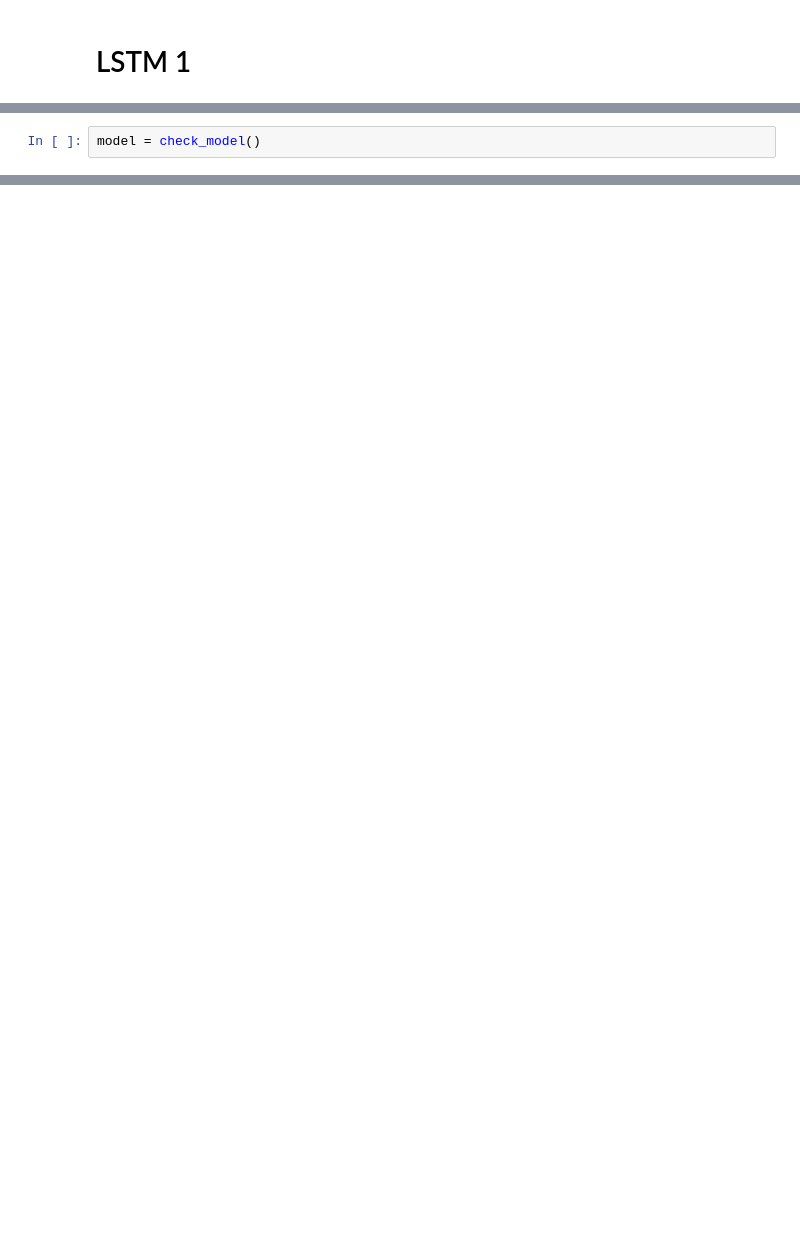
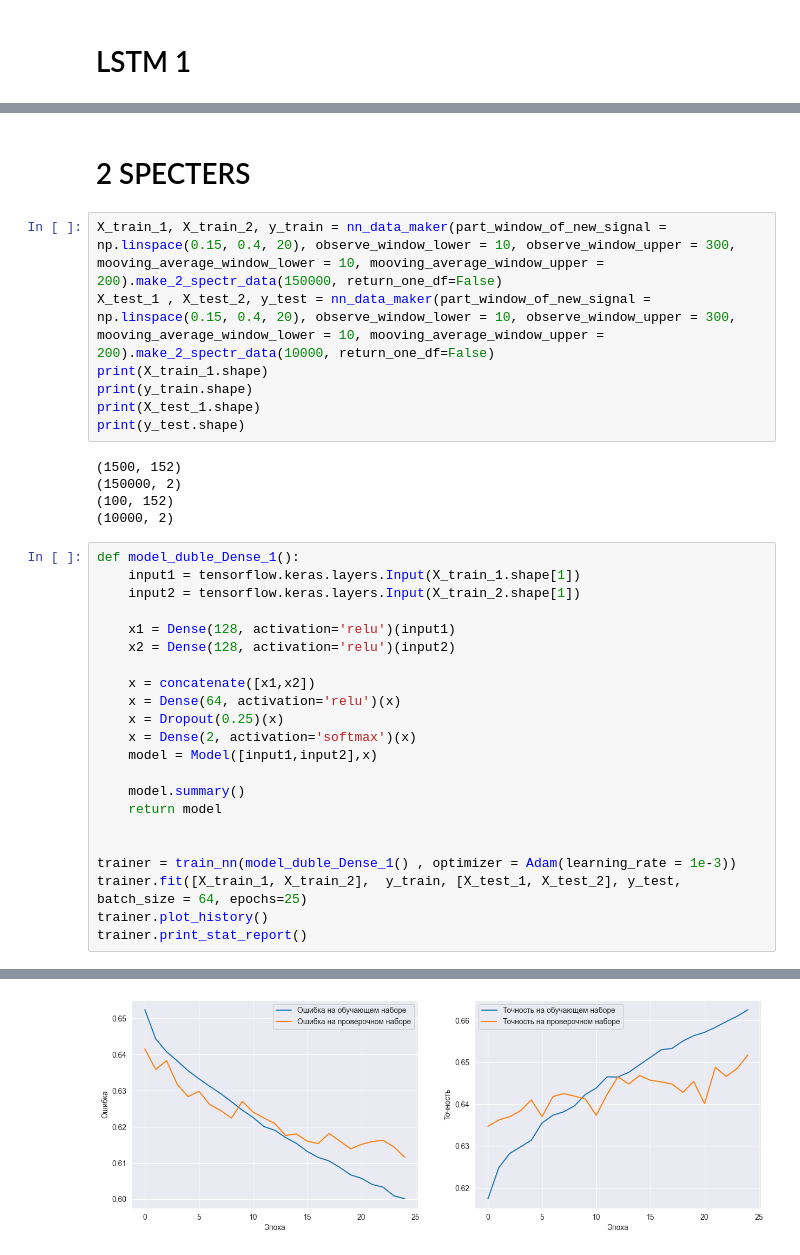
Before and after one commit to aldmitry/signal_processing_with_NN, a Jupyter notebook: Single_signal.ipynb, the cells around one changed output, grey strips where cells are left out. Drawn from its saved outputs; the diff is of its cells as text; blank space fills up the shorter version.

```diff
--- a/Single_signal.ipynb
+++ b/Single_signal.ipynb
@@ -831,2 +897,0 @@ def check_model(part_second_window = 0.3):
-# %%
-model = check_model()
@@ -871,0 +956,37 @@ ________________________________________________________________________________
+# %% [markdown]
+# 2 SPECTERS
+# %%
+X_train_1, X_train_2, y_train = nn_data_maker(part_window_of_new_signal = np.linspace(0.15, 0.4, 20), observe_window_lower = 10, observe_window_upper = 300, mooving_average_window_lower = 10, mooving_average_window_upper = 200).make_2_spectr_data(150000, return_one_df=False)
+X_test_1 , X_test_2, y_test = nn_data_maker(part_window_of_new_signal = np.linspace(0.15, 0.4, 20), observe_window_lower = 10, observe_window_upper = 300, mooving_average_window_lower = 10, mooving_average_window_upper = 200).make_2_spectr_data(10000, return_one_df=False)
+print(X_train_1.shape)
+print(y_train.shape)
+print(X_test_1.shape)
+print(y_test.shape)
+# %% [output]
+(1500, 152)
+(150000, 2)
+(100, 152)
+(10000, 2)
+# %%
+def model_duble_Dense_1():
+    input1 = tensorflow.keras.layers.Input(X_train_1.shape[1])
+    input2 = tensorflow.keras.layers.Input(X_train_2.shape[1])
+
+    x1 = Dense(128, activation='relu')(input1)
+    x2 = Dense(128, activation='relu')(input2)
+
+    x = concatenate([x1,x2])
+    x = Dense(64, activation='relu')(x)
+    x = Dropout(0.25)(x)
+    x = Dense(2, activation='softmax')(x)
+    model = Model([input1,input2],x)
+
+    model.summary()
+    return model
+
+
+trainer = train_nn(model_duble_Dense_1() , optimizer = Adam(learning_rate = 1e-3))
+trainer.fit([X_train_1, X_train_2],  y_train, [X_test_1, X_test_2], y_test, batch_size = 64, epochs=25)
+trainer.plot_history()
+trainer.print_stat_report()
+# %% [output]
@@ -871,0 +1010 @@ ________________________________________________________________________________
+[figure, added]
```
Also changed, not shown: parts of 20 cells of this notebook, 7 other files.
